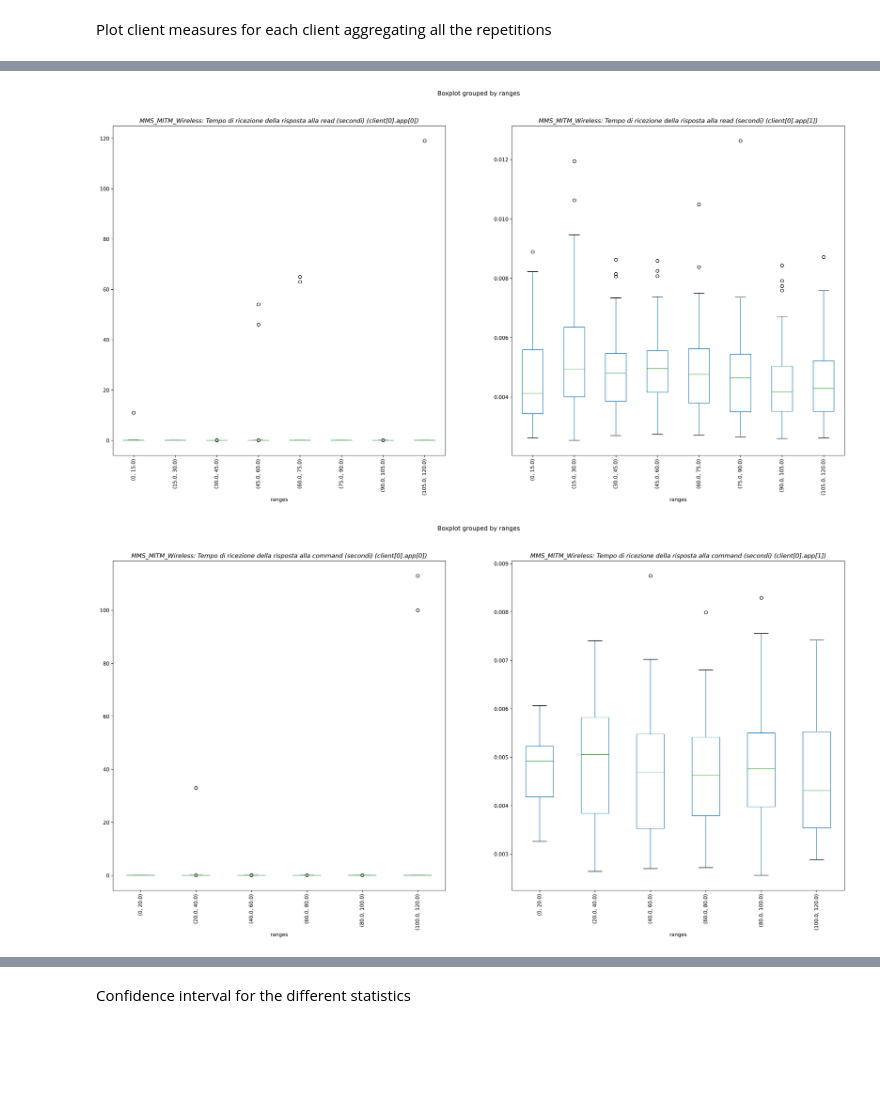
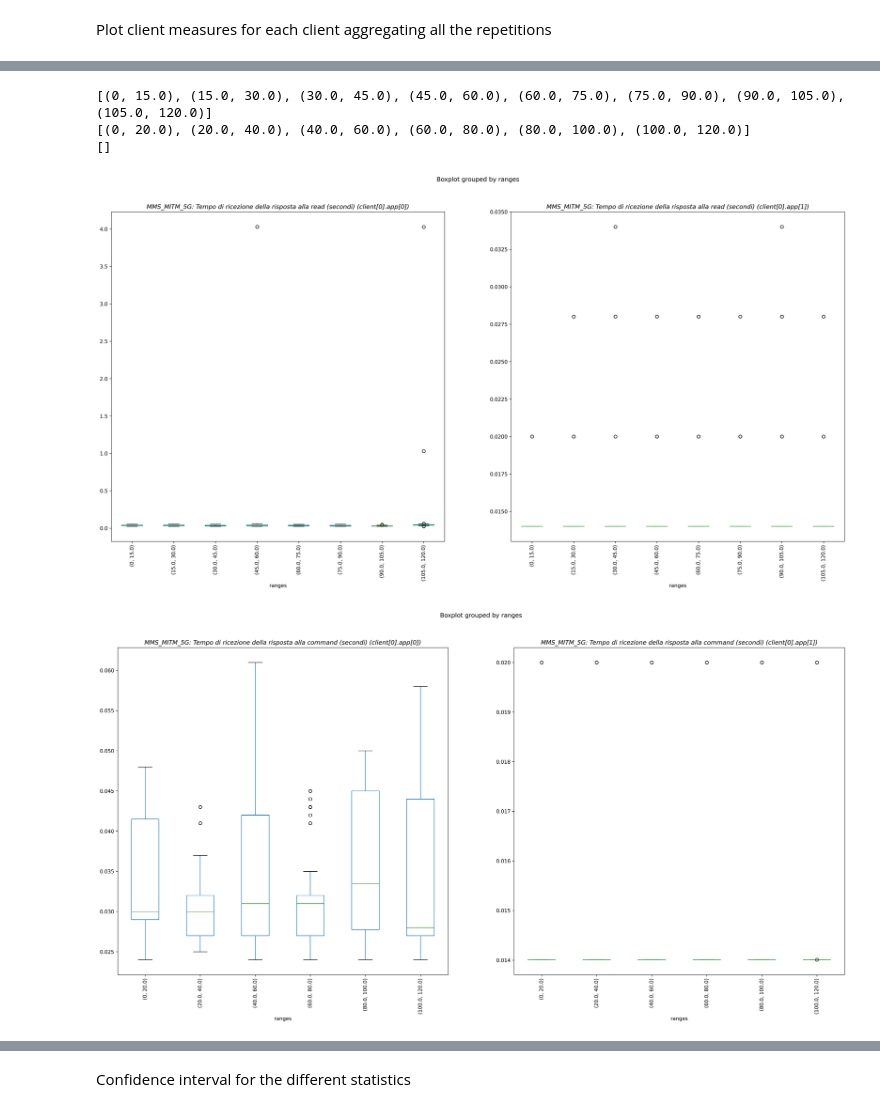
Before and after one commit to Dosclic98/MQTT_MMS_Medium, a Jupyter notebook: simulations/analysis/analyzer.ipynb, the cells around one changed output, grey strips where cells are left out. Cells and saved outputs as stored; diff of their text form; code cells hidden in the pictures; blank space fills up the shorter version.

```diff
--- a/simulations/analysis/analyzer.ipynb
+++ b/simulations/analysis/analyzer.ipynb
@@ -11,7 +11,7 @@ class StatType(Enum):
     SCALAR = "count"
     VECTOR = "vector"
 
-DEBUG = False
+DEBUG = True
 
 mpl.rcParams['figure.dpi'] = 300
 
@@ -31,7 +31,7 @@ fileNamesSca = []
 fileNamesVec = []
 
 
-simName = "MMS_MITM_Wireless"
+simName = "MMS_MITM_5G"
 for i in range(0,rep):
     fileNamesSca.append(relPath + simName + '-#' + i.__str__() + '.sca')
     fileNamesVec.append(relPath + simName + '-#' + i.__str__() + '.vec')
@@ -172,6 +177,10 @@ evilScaDfList = plotBoxWiskerSca(evilMeasNames, 1, numServers, cli="evilClient",
 # %%
-cliVecDfList = plotBoxWiskerVec(numClients, numServers, title=simName + ": Tempo di ricezione della risposta alla read (secondi)", vecMeasName="readResponseReceivedTime", numRanges = 8)
-cliVecDfList = plotBoxWiskerVec(numClients, numServers, title=simName + ": Tempo di ricezione della risposta alla command (secondi)", vecMeasName="commandResponseReceivedTime", numRanges = 6)
+cliVecDfListReadTime = plotBoxWiskerVec(numClients, numServers, title=simName + ": Tempo di ricezione della risposta alla read (secondi)", vecMeasName="readResponseReceivedTime", numRanges = 8)
+cliVecDfListCommandTime = plotBoxWiskerVec(numClients, numServers, title=simName + ": Tempo di ricezione della risposta alla command (secondi)", vecMeasName="commandResponseReceivedTime", numRanges = 6)
+cliVecDfListMeasRec = plotBoxWiskerVec(numClients, numServers, title=simName + ": Numero di misure ricevute ogni 4 secondi", vecMeasName="measureReceivedAmount", numRanges = 0)
 # %% [output]
+[(0, 15.0), (15.0, 30.0), (30.0, 45.0), (45.0, 60.0), (60.0, 75.0), (75.0, 90.0), (90.0, 105.0), (105.0, 120.0)]
+[(0, 20.0), (20.0, 40.0), (40.0, 60.0), (60.0, 80.0), (80.0, 100.0), (100.0, 120.0)]
+[]
-[figure, old version]
+[figure, new version]
-[figure, old version]
+[figure, new version]
```
Also changed, not shown: parts of 6 cells of this notebook, 3 other files.
